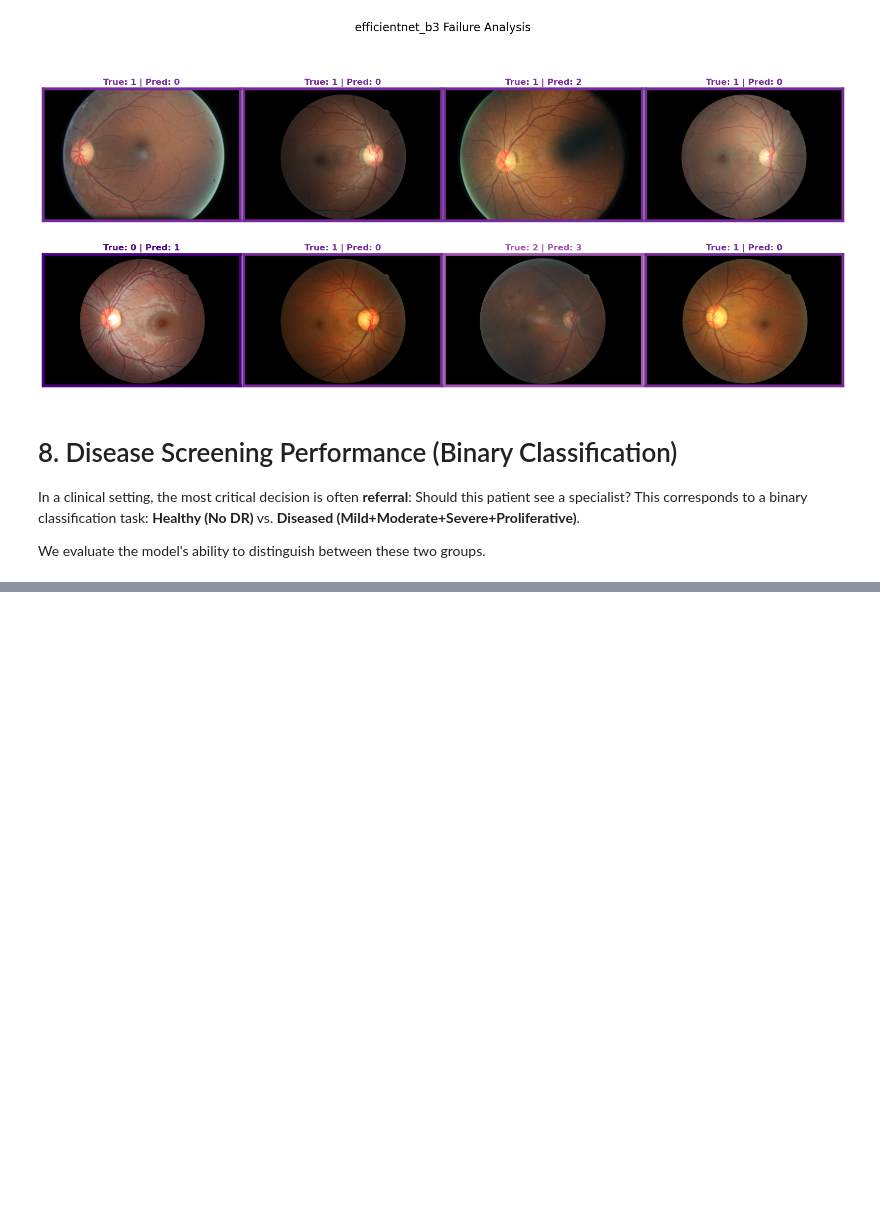
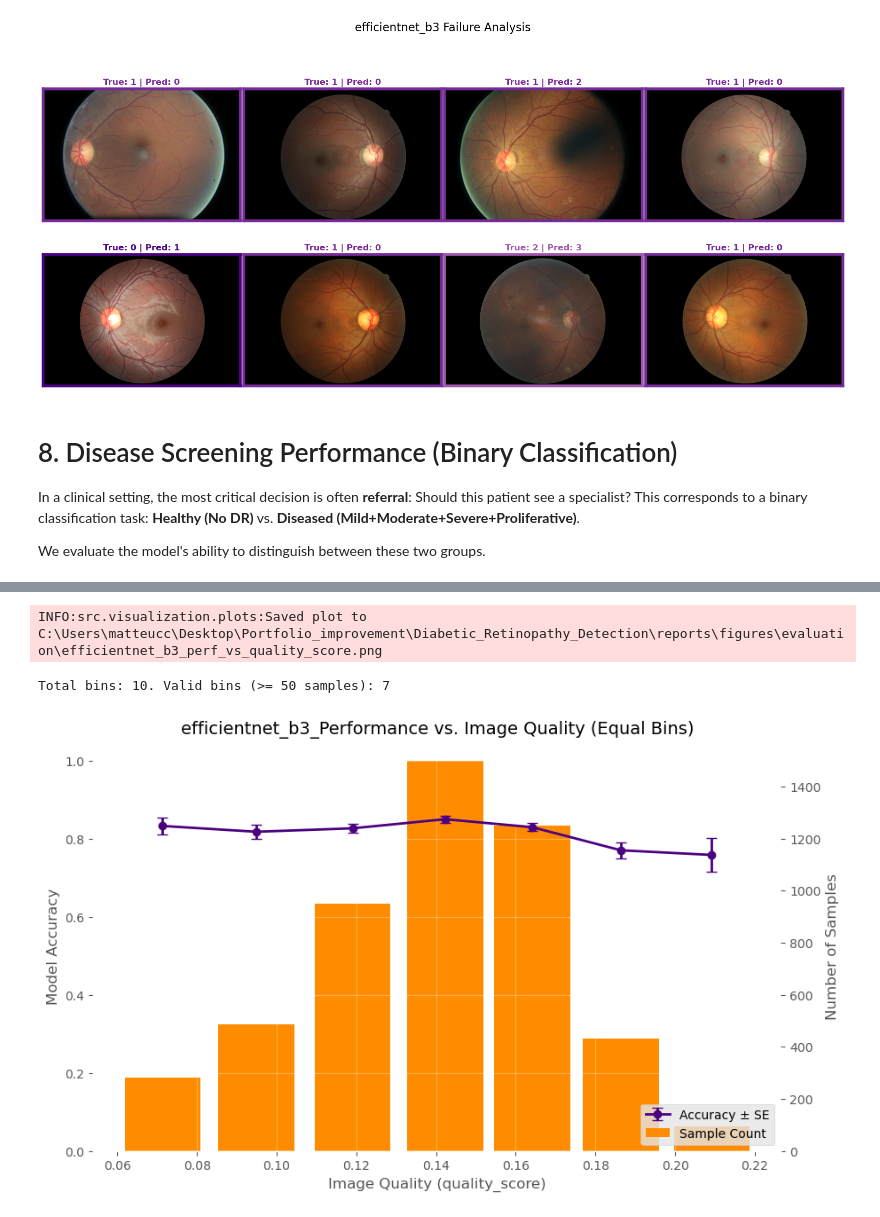
Before and after one commit to vanshgupta101106-droid/Diabetic_Retinopathy_Detection, a Jupyter notebook: notebooks/03_model_evaluation.ipynb, the cells around one changed output, grey strips where cells are left out. Cells and saved outputs as stored; diff of their text form; code cells hidden in the pictures; blank space fills up the shorter version.

```diff
--- a/notebooks/03_model_evaluation.ipynb
+++ b/notebooks/03_model_evaluation.ipynb
@@ -405,0 +535,24 @@ INFO:src.visualization.plots:Saved plot to C:\Users\matteucc\Desktop\Portfolio_i
+# %%
+if PREDICTIONS_PATH.exists():
+    from src.config import PROCESSED_DATA_DIR
+
+    # Load Manifest for metadata
+    manifest_path = PROCESSED_DATA_DIR / "manifest.csv"
+    if manifest_path.exists():
+        manifest = pd.read_csv(manifest_path)
+
+        plot_performance_vs_quality(
+            results_df,
+            manifest,
+            quality_col='quality_score',
+            save_folder="evaluation",
+            title_prefix=f"{MODEL_NAME}_",
+            min_samples=50  # Filter out bins with fewer than 50 samples
+        )
+        plt.show()
+    else:
+        print("Manifest not found. Cannot perform quality correlation analysis.")
+# %% [output]
+INFO:src.visualization.plots:Saved plot to C:\Users\matteucc\Desktop\Portfolio_improvement\Diabetic_Retinopathy_Detection\reports\figures\evaluation\efficientnet_b3_perf_vs_quality_score.png
+Total bins: 10. Valid bins (>= 50 samples): 7
+[figure, added]
```
Also changed, not shown: parts of 7 cells of this notebook, 16 other files.
